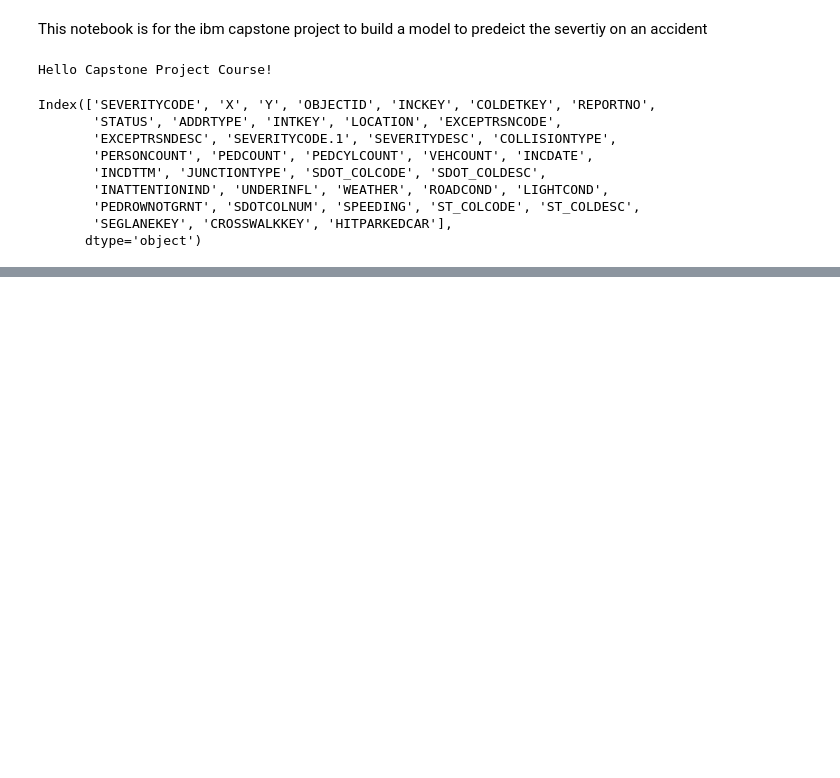
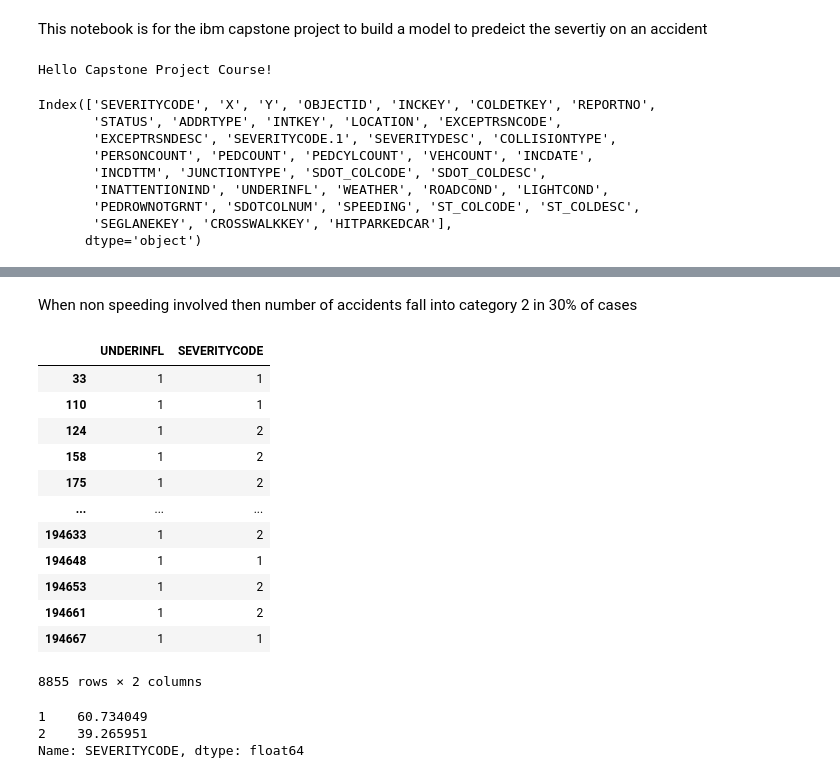
Before and after one commit to hammadyaqoob1985/ibm_capstone_project, a Jupyter notebook: capstone_project.ipynb, the cells around one changed output, grey strips where cells are left out. Drawn from its saved outputs; the diff is of its cells as text; code cells hidden in the pictures; blank space fills up the shorter version.

```diff
--- a/capstone_project.ipynb
+++ b/capstone_project.ipynb
@@ -43,0 +128,26 @@ df_relevant.describe(include = "all")
+# %% [markdown]
+When non speeding involved then number of accidents fall into category 2 in 30% of cases
+# %%
+df_under_influence = df_relevant[['UNDERINFL','SEVERITYCODE']]
+df_under_influence = df_under_influence[df_under_influence['UNDERINFL'] == 1]
+df_under_influence
+# %% [output]
+|  | UNDERINFL | SEVERITYCODE |
+| 33 | 1 | 1 |
+| 110 | 1 | 1 |
+| 124 | 1 | 2 |
+| 158 | 1 | 2 |
+| 175 | 1 | 2 |
+| ... | ... | ... |
+| 194633 | 1 | 2 |
+| 194648 | 1 | 1 |
+| 194653 | 1 | 2 |
+| 194661 | 1 | 2 |
+| 194667 | 1 | 1 |
+8855 rows × 2 columns
+# %%
+df_under_influence['SEVERITYCODE'].value_counts(normalize=True) * 100
+# %% [output]
+1    60.734049
+2    39.265951
+Name: SEVERITYCODE, dtype: float64
```
Also changed, not shown: parts of 25 cells of this notebook, 1 other file.
